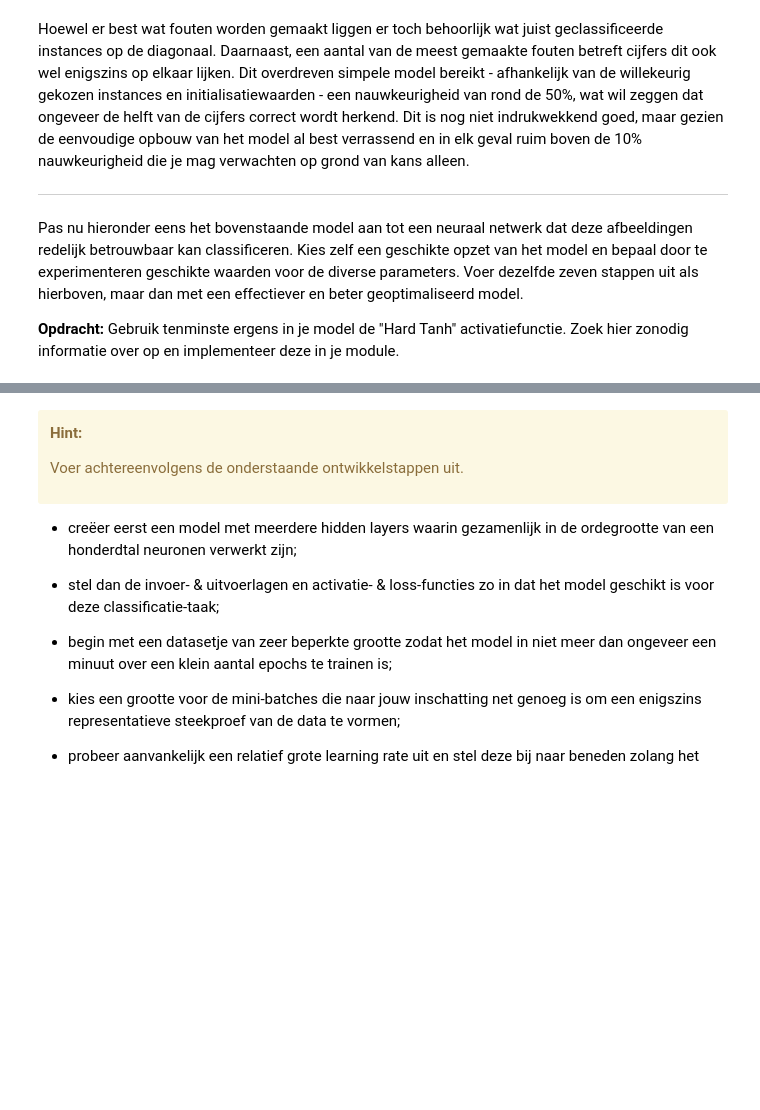
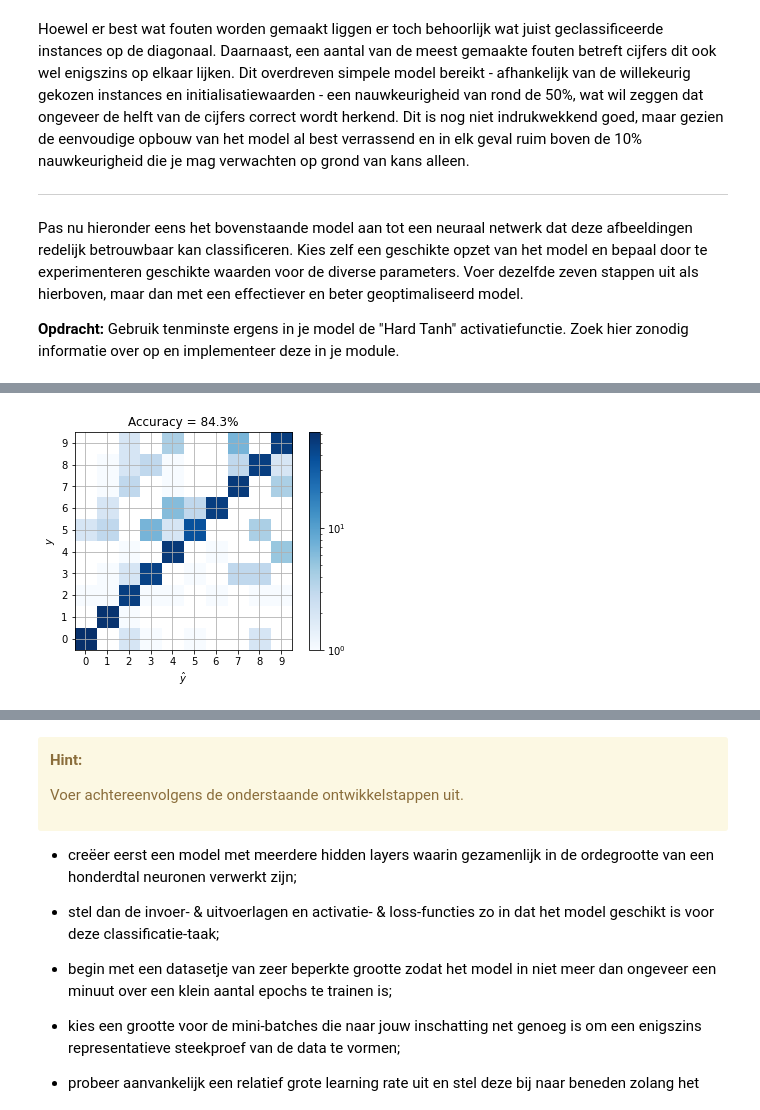
Before and after one commit to TimSwarts/AdvancedDatamining, a Jupyter notebook: Eindopdracht/Eindopdracht_v2223.1.ipynb, the cells around one changed output, grey strips where cells are left out. Drawn from its saved outputs; the diff is of its cells as text; code cells hidden in the pictures; blank space fills up the shorter version.

```diff
--- a/Eindopdracht/Eindopdracht_v2223.1.ipynb
+++ b/Eindopdracht/Eindopdracht_v2223.1.ipynb
@@ -210,3 +324,8 @@ starttime = perf_counter()
+# %%
+# STAP 7: CONFUSIONMATRIX
+data.confusion(tst_xs, tst_ys, model=my_model)
+# %% [output]
+[figure, added]
 # %%
 # Verander deze cel niet
 print(f'Verstreken tijd: {(perf_counter() - starttime) / 60.0:.1f} minuten.')
```
Also changed, not shown: parts of 32 cells of this notebook, 3 other files.
